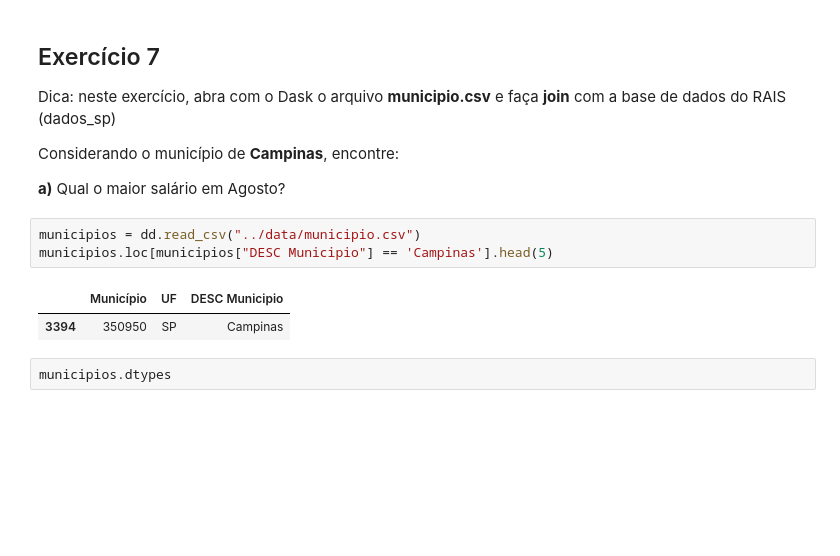
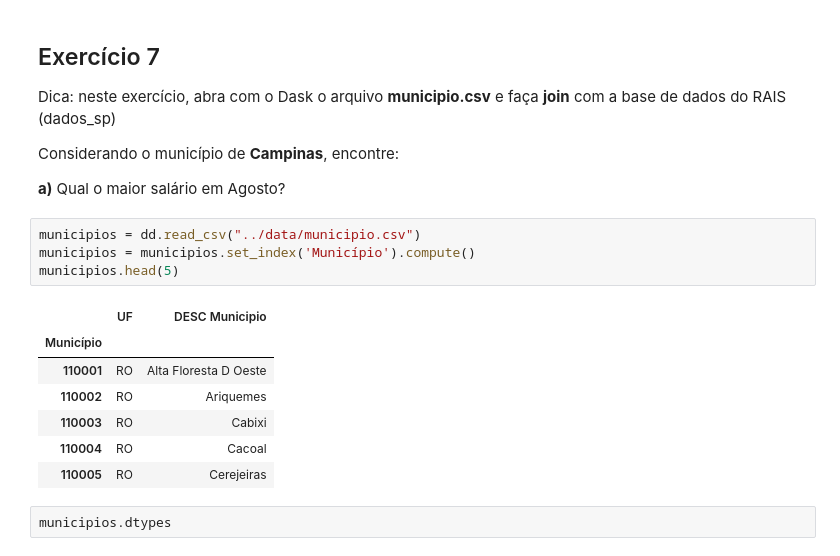
Before and after one commit to fran-janela/big-data-for-public-datasets-class, a Jupyter notebook: a02-dask/notebooks/aula02.ipynb, the cells around one changed output. Saved outputs shown, nothing was run; the diff lists cells and outputs as text; blank space fills up the shorter version.

```diff
--- a/a02-dask/notebooks/aula02.ipynb
+++ b/a02-dask/notebooks/aula02.ipynb
@@ -658,10 +667,16 @@ Considerando o município de **Campinas**, encontre:
 **a)** Qual o maior salário em Agosto?
 # %%
 municipios = dd.read_csv("../data/municipio.csv")
-municipios.loc[municipios["DESC Municipio"] == 'Campinas'].head(5)
+municipios = municipios.set_index('Município').compute()
+municipios.head(5)
 # %% [output]
-|  | Município | UF | DESC Municipio |
-| 3394 | 350950 | SP | Campinas |
+|  | UF | DESC Municipio |
+| Município |  |  |
+| 110001 | RO | Alta Floresta D Oeste |
+| 110002 | RO | Ariquemes |
+| 110003 | RO | Cabixi |
+| 110004 | RO | Cacoal |
+| 110005 | RO | Cerejeiras |
 # %%
 municipios.dtypes
 # %% [output]
```
Also changed, not shown: parts of 13 cells of this notebook, 3 other files.
